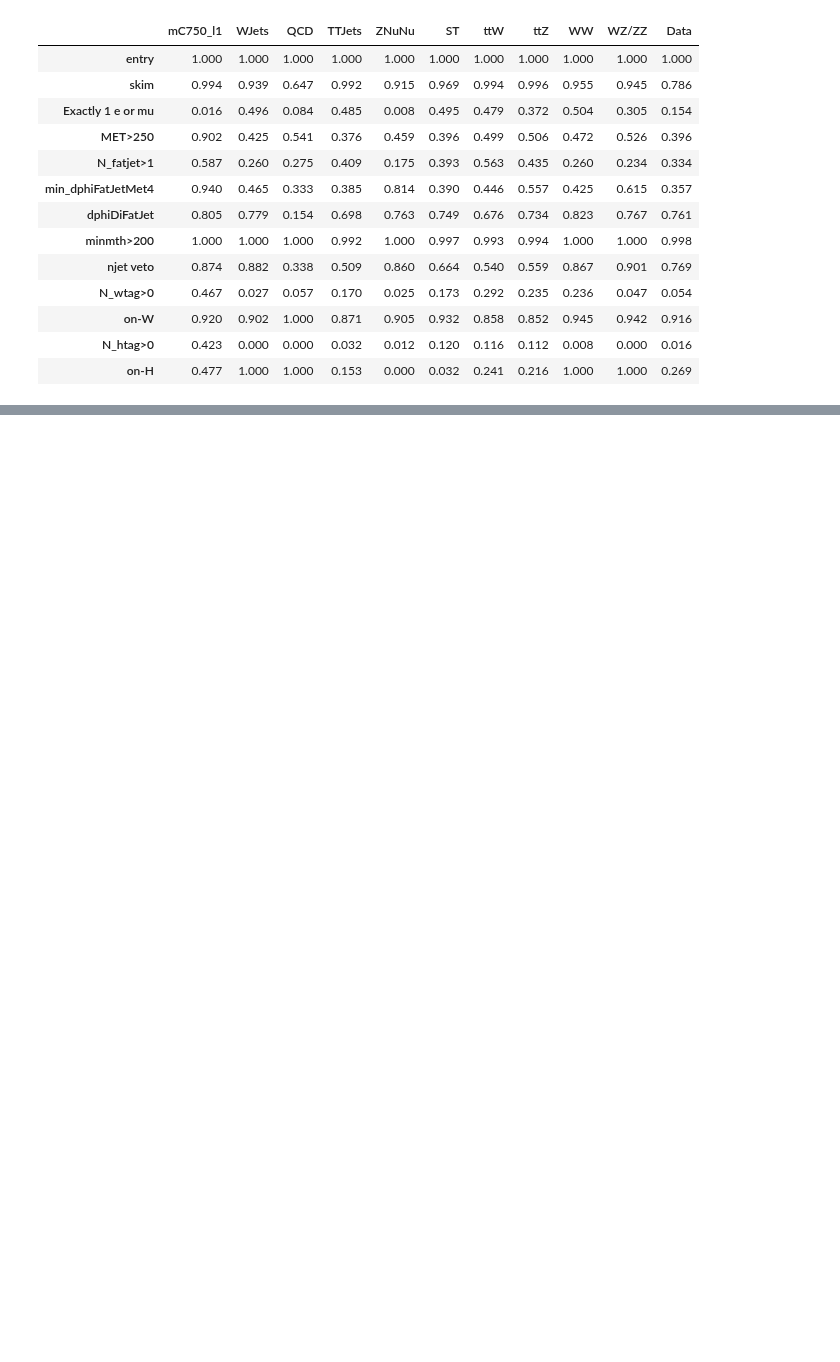
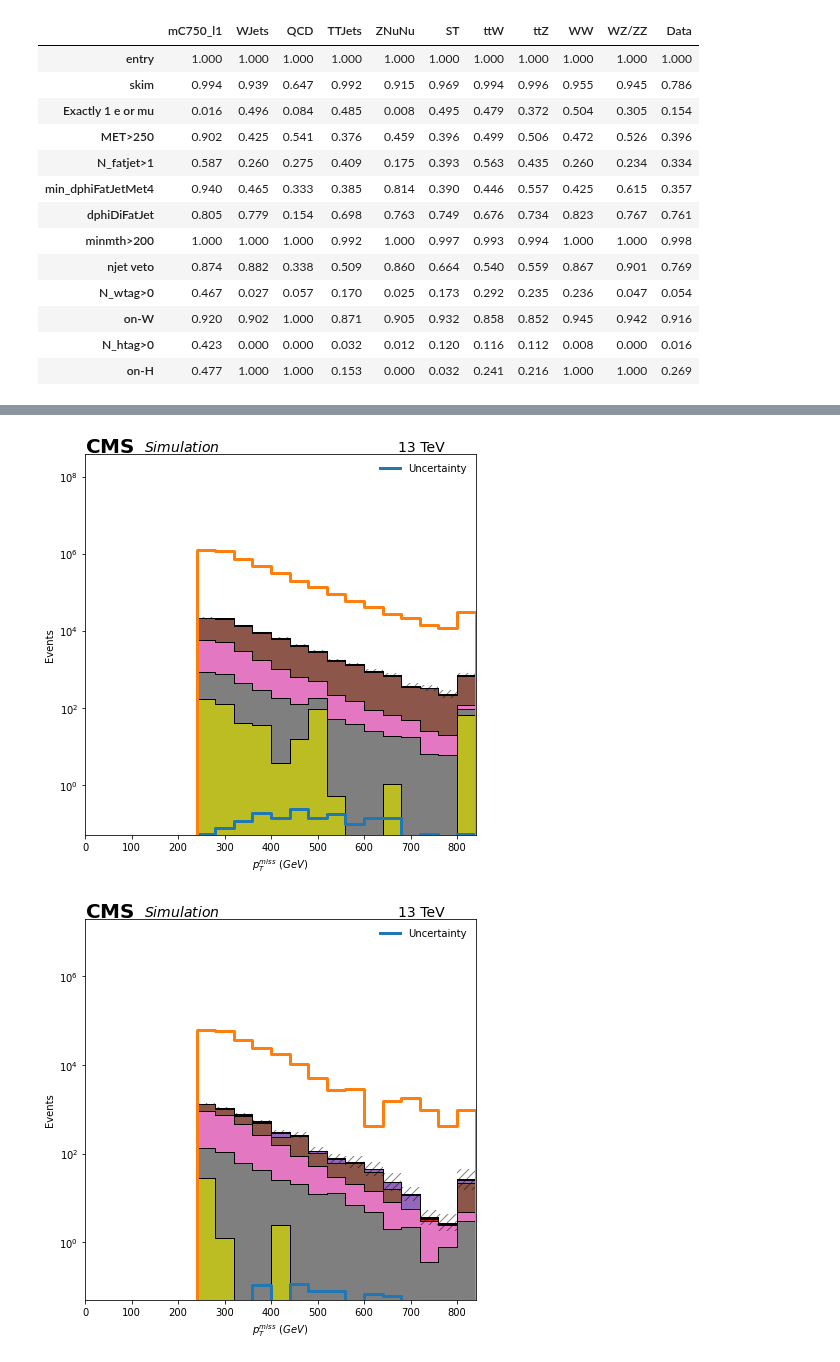
Before and after one commit to mirandabryson/tW_scattering, a Jupyter notebook: processor/oneLep_CR.ipynb, the cells around one changed output, grey strips where cells are left out. Saved outputs shown, nothing was run; the diff lists cells and outputs as text; code cells hidden in the pictures; blank space fills up the shorter version.

```diff
--- a/processor/oneLep_CR.ipynb
+++ b/processor/oneLep_CR.ipynb
@@ -631,0 +620,37 @@ df
+# %%
+histos = ["met_CR",
+          "met_W_CR",
+          "met_Higgs_CR"
+         ]
+# %%
+# Make some of the plots
+
+plotDir = '/home/users/ksalyer/public_html/dump/WH_had/'
+finalizePlotDir(plotDir)
+
+for name in histos:
+
+    histogram = output[name]
+
+    axis = bins['MET_pt']['axis']
+    histogram = histogram.rebin(axis, bins['MET_pt']['bins'])
+
+    y_max = histogram.sum("dataset").values(overflow='all')[()].max()
+    y_over = histogram.sum("dataset").values(overflow='all')[()][-1]
+
+    import re
+    bkganddata = re.compile('(?!mC750_l1)')
+    bkgandsig = re.compile('(?!Data)')
+
+    fig, ax = plt.subplots(1,1,figsize=(7,7))
+
+    # get axes
+    hist.plot1d(histogram[bkganddata][bkgandsig], overlay="dataset", ax=ax, stack=True, overflow=bins['MET_pt']['overflow'], clear=False, line_opts=None, fill_opts=fill_opts, error_opts=error_opts)#, order=['QCD', 'LL']) #error_opts??
+    hist.plot1d(histogram['mC750_l1'], overlay="dataset", ax=ax, overflow=bins['MET_pt']['overflow'], line_opts={'linewidth':3}, clear=False)
+    hist.plot1d(histogram['Data'], overlay="dataset", ax=ax, overflow=bins['MET_pt']['overflow'], line_opts={'linewidth':3}, clear=False)
+
+    for l in ['log']:
+        saveFig(fig, ax, None, plotDir, name, scale=l, shape=False, y_max=y_max)
+# %% [output]
+[figure, added]
+[figure, added]
```
Also changed, not shown: parts of 12 cells of this notebook, 1 other file.
